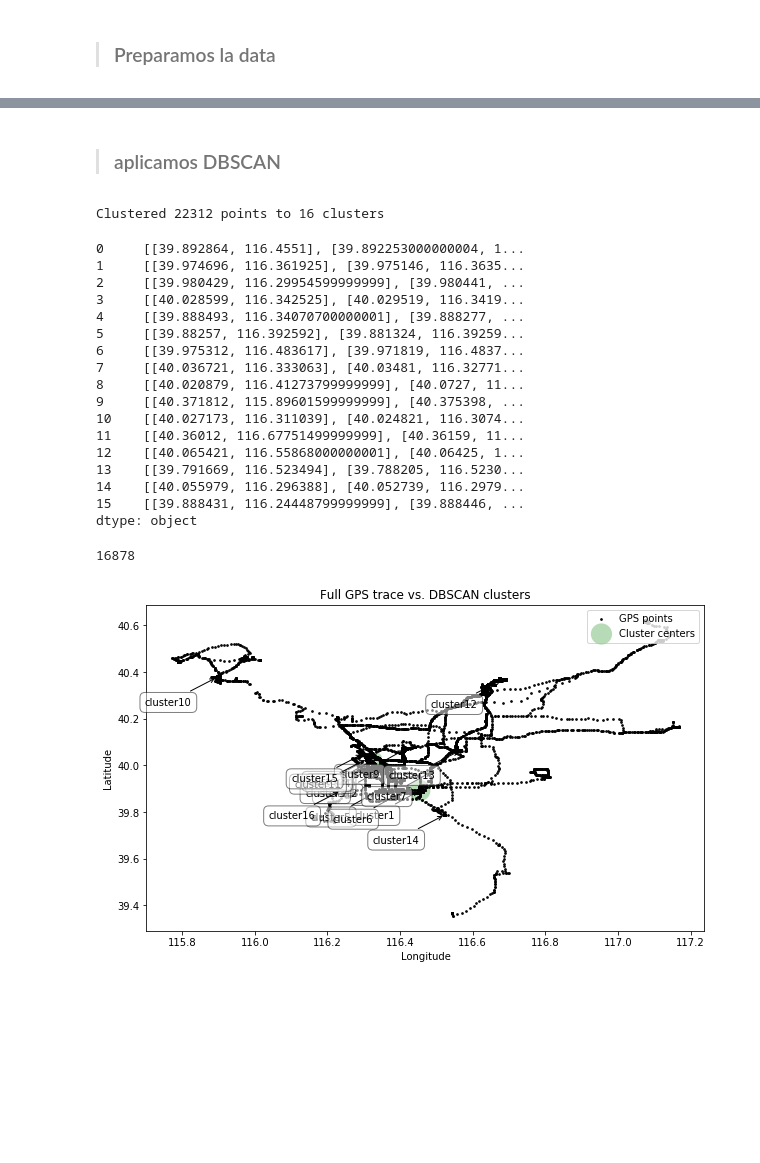
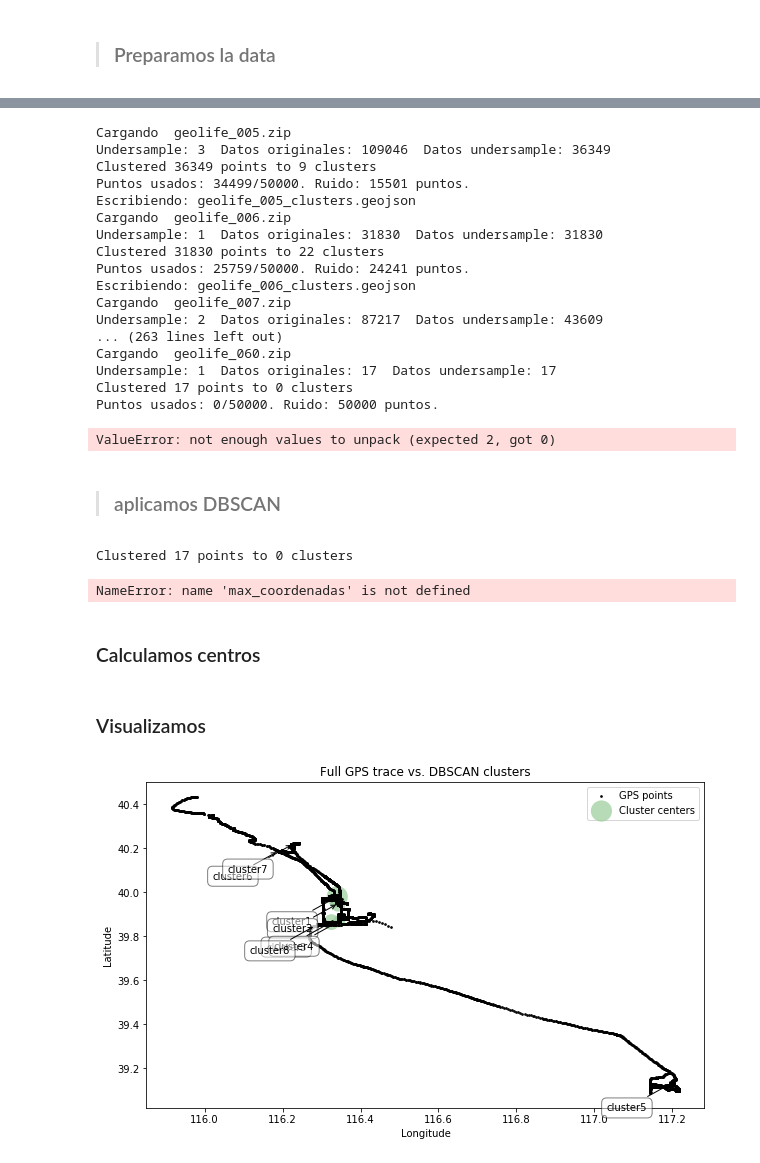
Before and after one commit to FacundoRo/GeoLife, a Jupyter notebook: GeolifePrj_03_clustering.ipynb, the cells around one changed output, grey strips where cells are left out. Drawn from its saved outputs; the diff is of its cells as text; code cells hidden in the pictures; blank space fills up the shorter version.

```diff
--- a/GeolifePrj_03_clustering.ipynb
+++ b/GeolifePrj_03_clustering.ipynb
@@ -217,13 +344,37 @@ Cargando  geolife_039_features.zip
+# %%
+for xxx in range(5,182):
+    df = cargaXXX(xxx)
+    df_min = underSample(df=df)
+    df_minimin= df_min.iloc[::20, :]
+    to_geojson_file = f"geolife_{xxx:03d}_min_data.geojson"
+    df2geojson(df_minimin,to_geojson_file)
+    rep_points=geolife_dbscan(df_min)
+    writeClusterGJSON(rep_points,xxx)
+# %% [output]
+Cargando  geolife_005.zip
+Undersample: 3  Datos originales: 109046  Datos undersample: 36349
+Clustered 36349 points to 9 clusters
+Puntos usados: 34499/50000. Ruido: 15501 puntos.
+Escribiendo: geolife_005_clusters.geojson
+Cargando  geolife_006.zip
+Undersample: 1  Datos originales: 31830  Datos undersample: 31830
+Clustered 31830 points to 22 clusters
+Puntos usados: 25759/50000. Ruido: 24241 puntos.
+Escribiendo: geolife_006_clusters.geojson
+Cargando  geolife_007.zip
+Undersample: 2  Datos originales: 87217  Datos undersample: 43609
+... (263 lines left out)
+Cargando  geolife_060.zip
+Undersample: 1  Datos originales: 17  Datos undersample: 17
+Clustered 17 points to 0 clusters
+Puntos usados: 0/50000. Ruido: 50000 puntos.
+ValueError: not enough values to unpack (expected 2, got 0)
 # %% [markdown]
 >### aplicamos DBSCAN
 # %%
-from sklearn.cluster import DBSCAN
-from sklearn import metrics
-
-# represent GPS points as (lat, lon)
-#coords = df_min.as_matrix(columns=['lat', 'lon'])
+max_coordenadas = 50000
+#dbscan
 coords = df_min[['lat','lon']].astype(float).to_numpy()
-#x =np.array(l2d)
 
 # earth's radius in km
 kms_per_radian = 6371.0088
@@ -241,33 +392,17 @@ print( 'Clustered ' + str(len(df_min)) + ' points to ' + str(num_clusters) + ' c
 
 # turn the clusters in to a pandas series
 clusters = pd.Series([coords[cluster_labels == n] for n in range(num_clusters)])
-clusters
+cluster_list[xxx]=clusters
+#clusters
+a=0
+for i in range(num_clusters):
+    a=a+len(clusters[i])
+print(f"Puntos usados: {a}/{max_coordenadas}. Ruido: {max_coordenadas-a} puntos.")
 # %% [output]
-Clustered 22312 points to 16 clusters
+Clustered 17 points to 0 clusters
-0     [[39.892864, 116.4551], [39.892253000000004, 1...
-1     [[39.974696, 116.361925], [39.975146, 116.3635...
-2     [[39.980429, 116.29954599999999], [39.980441, ...
-3     [[40.028599, 116.342525], [40.029519, 116.3419...
-4     [[39.888493, 116.34070700000001], [39.888277, ...
-5     [[39.88257, 116.392592], [39.881324, 116.39259...
-6     [[39.975312, 116.483617], [39.971819, 116.4837...
-7     [[40.036721, 116.333063], [40.03481, 116.32771...
-8     [[40.020879, 116.41273799999999], [40.0727, 11...
-9     [[40.371812, 115.89601599999999], [40.375398, ...
-10    [[40.027173, 116.311039], [40.024821, 116.3074...
-11    [[40.36012, 116.67751499999999], [40.36159, 11...
-12    [[40.065421, 116.55868000000001], [40.06425, 1...
-13    [[39.791669, 116.523494], [39.788205, 116.5230...
-14    [[40.055979, 116.296388], [40.052739, 116.2979...
-15    [[39.888431, 116.24448799999999], [39.888446, ...
-dtype: object
+NameError: name 'max_coordenadas' is not defined
-# %%
-a=0
-for i in range(15):
-    a=a+len(clusters[i])
-a
-# %% [output]
-16878
+# %% [markdown]
+### Calculamos centros
 # %%
 from shapely.geometry import MultiPoint
 from geopy.distance import great_circle
@@ -281,27 +416,31 @@ def get_centermost_point(cluster):
 centermost_points = clusters.map(get_centermost_point)
 lats, lons = zip(*centermost_points)
 rep_points = pd.DataFrame({'lon':lons, 'lat':lats})
+rep_points_dict[xxx]=rep_points
+# %% [markdown]
+### Visualizamos
 # %%
+rep_points=rep_points_dict[xxx]
 fig, ax = plt.subplots(figsize=[10, 6])
 rs_scatter = ax.scatter(rep_points['lon'][0], rep_points['lat'][0], c='#99cc99', edgecolor='None', alpha=0.7, s=450)
 ax.scatter(rep_points['lon'][1], rep_points['lat'][1], c='#99cc99', edgecolor='None', alpha=0.7, s=250)
 ax.scatter(rep_points['lon'][2], rep_points['lat'][2], c='#99cc99', edgecolor='None', alpha=0.7, s=250)
 ax.scatter(rep_points['lon'][3], rep_points['lat'][3], c='#99cc99', edgecolor='None', alpha=0.7, s=150)
 df_scatter = ax.scatter(df_min['lon'], df_min['lat'], c='k', alpha=0.9, s=3)
 ax.set_title('Full GPS trace vs. DBSCAN clusters')
 ax.set_xlabel('Longitude')
 ax.set_ylabel('Latitude')
 ax.legend([df_scatter, rs_scatter], ['GPS points', 'Cluster centers'], loc='upper right')
 
 labels = ['cluster{0}'.format(i) for i in range(1, num_clusters+1)]
 for label, x, y in zip(labels, rep_points['lon'], rep_points['lat']):
     plt.annotate(
         label,
         xy = (x, y), xytext = (-25, -30),
         textcoords = 'offset points', ha = 'right', va = 'bottom',
         bbox = dict(boxstyle = 'round,pad=0.5', fc = 'white', alpha = 0.5),
         arrowprops = dict(arrowstyle = '->', connectionstyle = 'arc3,rad=0'))
 
 plt.show()
 # %% [output]
-[figure, old version]
+[figure, new version]
```
Also changed, not shown: parts of 13 cells of this notebook, 2 other files.
